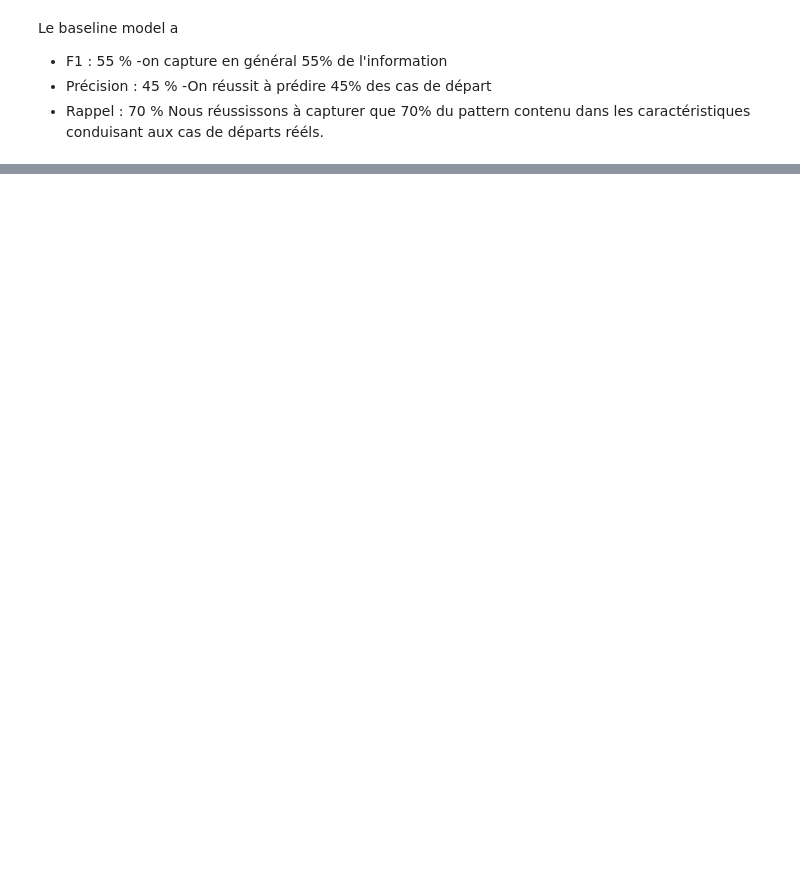
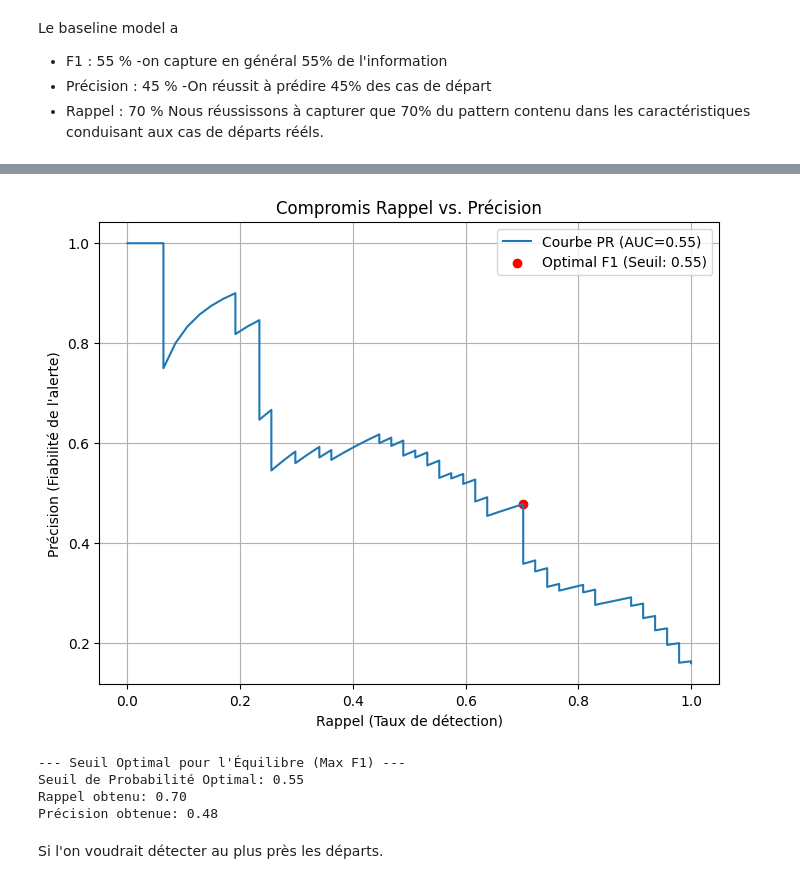
Before and after one commit to AIEngOc2025/Projet4, a Jupyter notebook: Developpement/classification_informations.ipynb, the cells around one changed output, grey strips where cells are left out. Drawn from its saved outputs; the diff is of its cells as text; code cells hidden in the pictures; blank space fills up the shorter version.

Commit message:
end model comp

```diff
--- a/Developpement/classification_informations.ipynb
+++ b/Developpement/classification_informations.ipynb
@@ -1086,0 +691,54 @@ modèles candidats pour l'ajustement fin aka fine-tuning :
+# %%
+import numpy as np
+import matplotlib.pyplot as plt
+from sklearn.metrics import precision_recall_curve, auc, f1_score
+from sklearn.linear_model import LogisticRegression # Assurez-vous que best_model est défini
+
+# --- 1. Génération des Probabilités ---
+# best_model est le meilleur modèle LR optimisé (Ridge)
+# X_test_trans et y_test sont les données de test
+y_scores = best_model.predict_proba(X_test_transformed)[:, 1] # Probabilités de classe 1 (Départ)
+
+# --- 2. Calcul des Métriques pour tous les Seuils ---
+precision, recall, thresholds = precision_recall_curve(y_test, y_scores)
+
+# Calcul du F1-Score à chaque seuil (pour trouver l'équilibre)
+f1_scores = 2 * (precision * recall) / (precision + recall)
+f1_scores = np.nan_to_num(f1_scores) # Gère les divisions par zéro
+
+# --- 3. Détermination du Seuil Optimal (Max F1) ---
+optimal_idx = np.argmax(f1_scores)
+optimal_threshold = thresholds[optimal_idx]
+optimal_f1 = f1_scores[optimal_idx]
+optimal_recall = recall[optimal_idx]
+optimal_precision = precision[optimal_idx]
+
+# --- 4. Affichage de la Courbe et du Point Optimal ---
+plt.figure(figsize=(8, 6))
+plt.plot(recall, precision, label=f'Courbe PR (AUC={auc(recall, precision):.2f})')
+plt.scatter(optimal_recall, optimal_precision, color='red', marker='o',
+            label=f'Optimal F1 (Seuil: {optimal_threshold:.2f})')
+plt.xlabel('Rappel (Taux de détection)')
+plt.ylabel('Précision (Fiabilité de l\'alerte)')
+plt.title('Compromis Rappel vs. Précision')
+plt.legend()
+plt.grid(True)
+plt.show()
+
+print(f"\n--- Seuil Optimal pour l'Équilibre (Max F1) ---")
+print(f"Seuil de Probabilité Optimal: {optimal_threshold:.2f}")
+print(f"Rappel obtenu: {optimal_recall:.2f}")
+print(f"Précision obtenue: {optimal_precision:.2f}")
+
+# --- 5. Le Choix Agressif (Celui de 91% Recall) ---
+# Si le seuil optimal F1 est trop élevé, cherchez un seuil plus agressif (ex: 0.22)
+seuil_agressif = 0.22
+# Trouvez la performance pour ce seuil (cette partie est conceptuelle sans fonction simple, mais l'idée est de le valider)
+# %% [output]
+[figure, added]
+--- Seuil Optimal pour l'Équilibre (Max F1) ---
+Seuil de Probabilité Optimal: 0.55
+Rappel obtenu: 0.70
+Précision obtenue: 0.48
+# %% [markdown]
+Si l'on voudrait détecter au plus près les départs.
```
Also changed, not shown: parts of 17 cells of this notebook.
